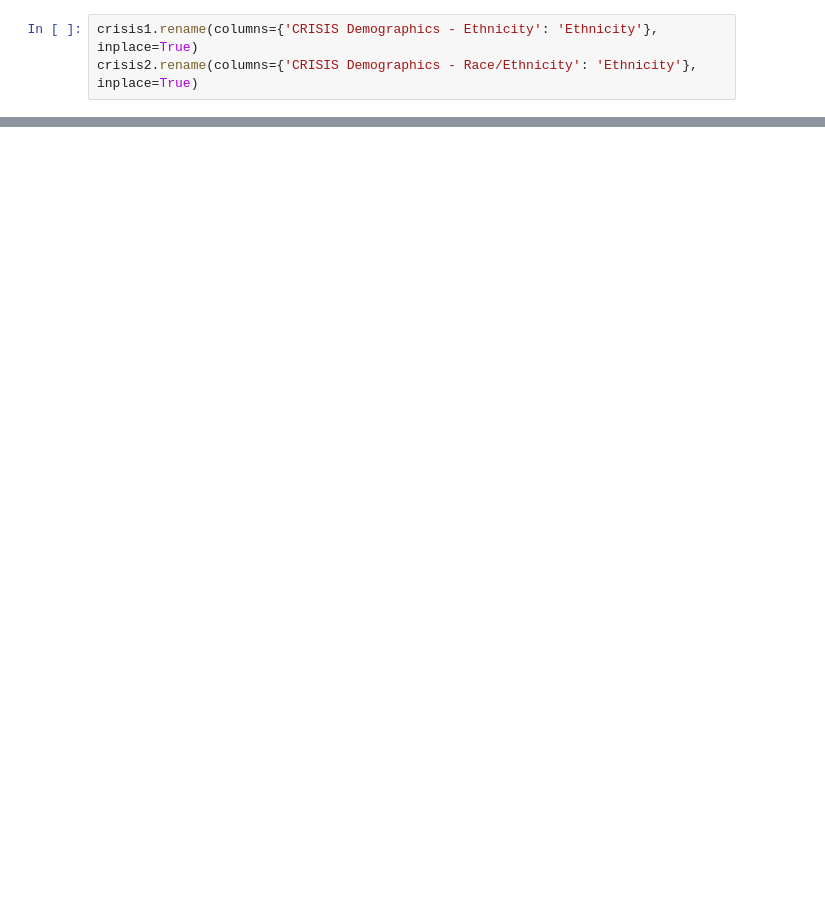
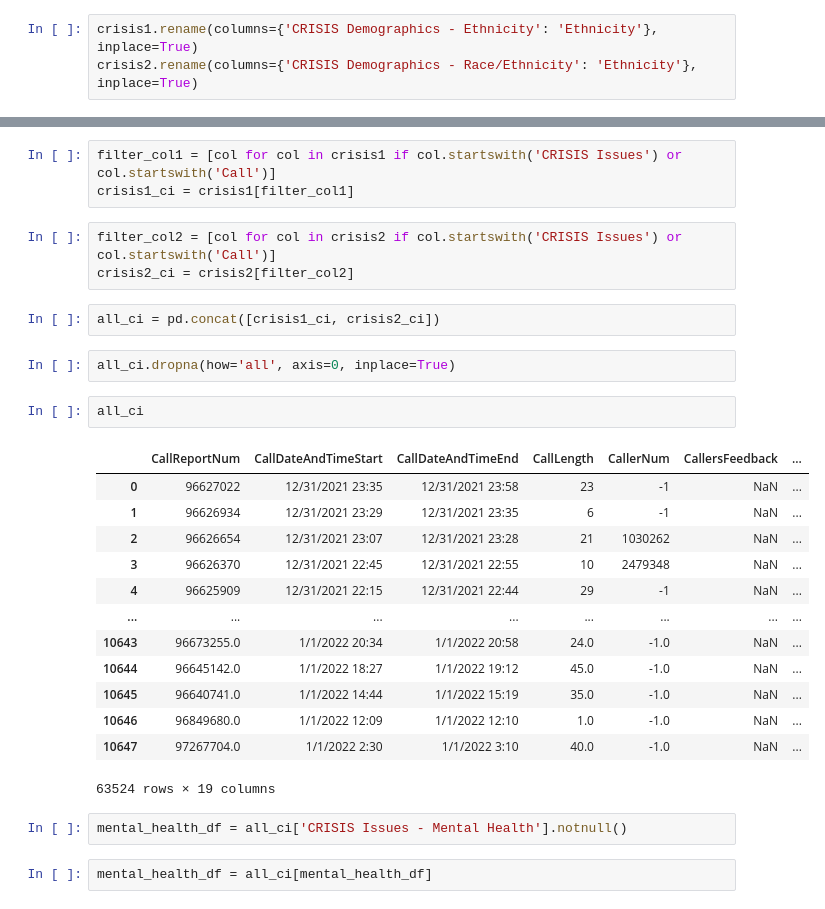
Before and after one commit to NSS-Data-Analytics-Cohort-6/fcs-crisis-data-campers, a Jupyter notebook: notebooks/fcs_crisis_nathan.ipynb, the cells around one changed output, grey strips where cells are left out. Drawn from its saved outputs; the diff is of its cells as text; blank space fills up the shorter version.

```diff
--- a/notebooks/fcs_crisis_nathan.ipynb
+++ b/notebooks/fcs_crisis_nathan.ipynb
@@ -40,0 +57,30 @@ crisis1
+# %%
+filter_col1 = [col for col in crisis1 if col.startswith('CRISIS Issues') or col.startswith('Call')]
+crisis1_ci = crisis1[filter_col1]
+# %%
+filter_col2 = [col for col in crisis2 if col.startswith('CRISIS Issues') or col.startswith('Call')]
+crisis2_ci = crisis2[filter_col2]
+# %%
+all_ci = pd.concat([crisis1_ci, crisis2_ci])
+# %%
+all_ci.dropna(how='all', axis=0, inplace=True)
+# %%
+all_ci
+# %% [output]
+|  | CallReportNum | CallDateAndTimeStart | CallDateAndTimeEnd | CallLength | CallerNum | CallersFeedback | ... |
+| 0 | 96627022 | 12/31/2021 23:35 | 12/31/2021 23:58 | 23 | -1 | NaN | ... |
+| 1 | 96626934 | 12/31/2021 23:29 | 12/31/2021 23:35 | 6 | -1 | NaN | ... |
+| 2 | 96626654 | 12/31/2021 23:07 | 12/31/2021 23:28 | 21 | 1030262 | NaN | ... |
+| 3 | 96626370 | 12/31/2021 22:45 | 12/31/2021 22:55 | 10 | 2479348 | NaN | ... |
+| 4 | 96625909 | 12/31/2021 22:15 | 12/31/2021 22:44 | 29 | -1 | NaN | ... |
+| ... | ... | ... | ... | ... | ... | ... | ... |
+| 10643 | 96673255.0 | 1/1/2022 20:34 | 1/1/2022 20:58 | 24.0 | -1.0 | NaN | ... |
+| 10644 | 96645142.0 | 1/1/2022 18:27 | 1/1/2022 19:12 | 45.0 | -1.0 | NaN | ... |
+| 10645 | 96640741.0 | 1/1/2022 14:44 | 1/1/2022 15:19 | 35.0 | -1.0 | NaN | ... |
+| 10646 | 96849680.0 | 1/1/2022 12:09 | 1/1/2022 12:10 | 1.0 | -1.0 | NaN | ... |
+| 10647 | 97267704.0 | 1/1/2022 2:30 | 1/1/2022 3:10 | 40.0 | -1.0 | NaN | ... |
+63524 rows × 19 columns
+# %%
+mental_health_df = all_ci['CRISIS Issues - Mental Health'].notnull()
+# %%
+mental_health_df = all_ci[mental_health_df]
```
Also changed, not shown: parts of 27 cells of this notebook.
